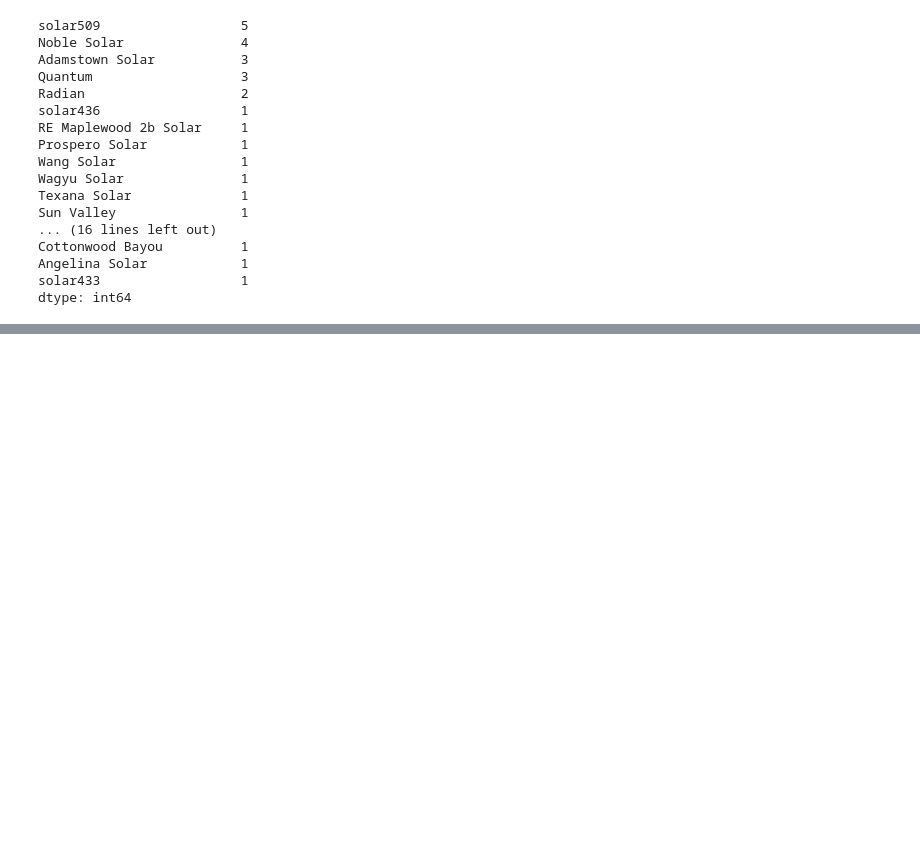
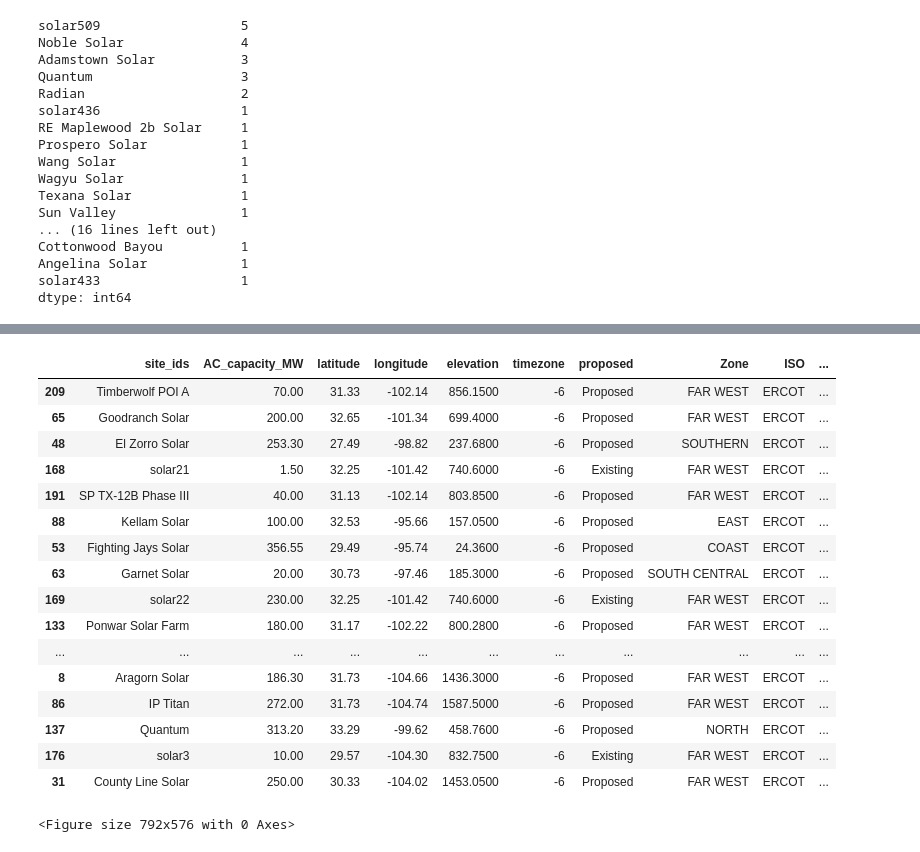
Before and after one commit to Sir-Teo/solar, a Jupyter notebook: solar.ipynb, the cells around one changed output, grey strips where cells are left out. Saved outputs shown, nothing was run; the diff lists cells and outputs as text; code cells hidden in the pictures; blank space fills up the shorter version.

```diff
--- a/solar.ipynb
+++ b/solar.ipynb
@@ -458,0 +463,27 @@ plt.show()
+# %%
+pd.set_option('display.max_columns', None)
+pd.set_option('display.max_rows', None)
+quantile_error_in_interval(12,24)
+std_error_in_interval(12,24)
+solar_meta['ratio'] = solar_meta['quantile']/solar_meta['std']
+plt.figure(figsize=(11,8))
+solar_meta.sort_values(by=['ratio'],ascending=False)
+# %% [output]
+|  | site_ids | AC_capacity_MW | latitude | longitude | elevation | timezone | proposed | Zone | ISO | ... |
+| 209 | Timberwolf POI A | 70.00 | 31.33 | -102.14 | 856.1500 | -6 | Proposed | FAR WEST | ERCOT | ... |
+| 65 | Goodranch Solar | 200.00 | 32.65 | -101.34 | 699.4000 | -6 | Proposed | FAR WEST | ERCOT | ... |
+| 48 | El Zorro Solar | 253.30 | 27.49 | -98.82 | 237.6800 | -6 | Proposed | SOUTHERN | ERCOT | ... |
+| 168 | solar21 | 1.50 | 32.25 | -101.42 | 740.6000 | -6 | Existing | FAR WEST | ERCOT | ... |
+| 191 | SP TX-12B Phase III | 40.00 | 31.13 | -102.14 | 803.8500 | -6 | Proposed | FAR WEST | ERCOT | ... |
+| 88 | Kellam Solar | 100.00 | 32.53 | -95.66 | 157.0500 | -6 | Proposed | EAST | ERCOT | ... |
+| 53 | Fighting Jays Solar | 356.55 | 29.49 | -95.74 | 24.3600 | -6 | Proposed | COAST | ERCOT | ... |
+| 63 | Garnet Solar | 20.00 | 30.73 | -97.46 | 185.3000 | -6 | Proposed | SOUTH CENTRAL | ERCOT | ... |
+| 169 | solar22 | 230.00 | 32.25 | -101.42 | 740.6000 | -6 | Existing | FAR WEST | ERCOT | ... |
+| 133 | Ponwar Solar Farm | 180.00 | 31.17 | -102.22 | 800.2800 | -6 | Proposed | FAR WEST | ERCOT | ... |
+| ... | ... | ... | ... | ... | ... | ... | ... | ... | ... | ... |
+| 8 | Aragorn Solar | 186.30 | 31.73 | -104.66 | 1436.3000 | -6 | Proposed | FAR WEST | ERCOT | ... |
+| 86 | IP Titan | 272.00 | 31.73 | -104.74 | 1587.5000 | -6 | Proposed | FAR WEST | ERCOT | ... |
+| 137 | Quantum | 313.20 | 33.29 | -99.62 | 458.7600 | -6 | Proposed | NORTH | ERCOT | ... |
+| 176 | solar3 | 10.00 | 29.57 | -104.30 | 832.7500 | -6 | Existing | FAR WEST | ERCOT | ... |
+| 31 | County Line Solar | 250.00 | 30.33 | -104.02 | 1453.0500 | -6 | Proposed | FAR WEST | ERCOT | ... |
+<Figure size 792x576 with 0 Axes>
```
Also changed, not shown: parts of 4 cells of this notebook, 4 other files.
